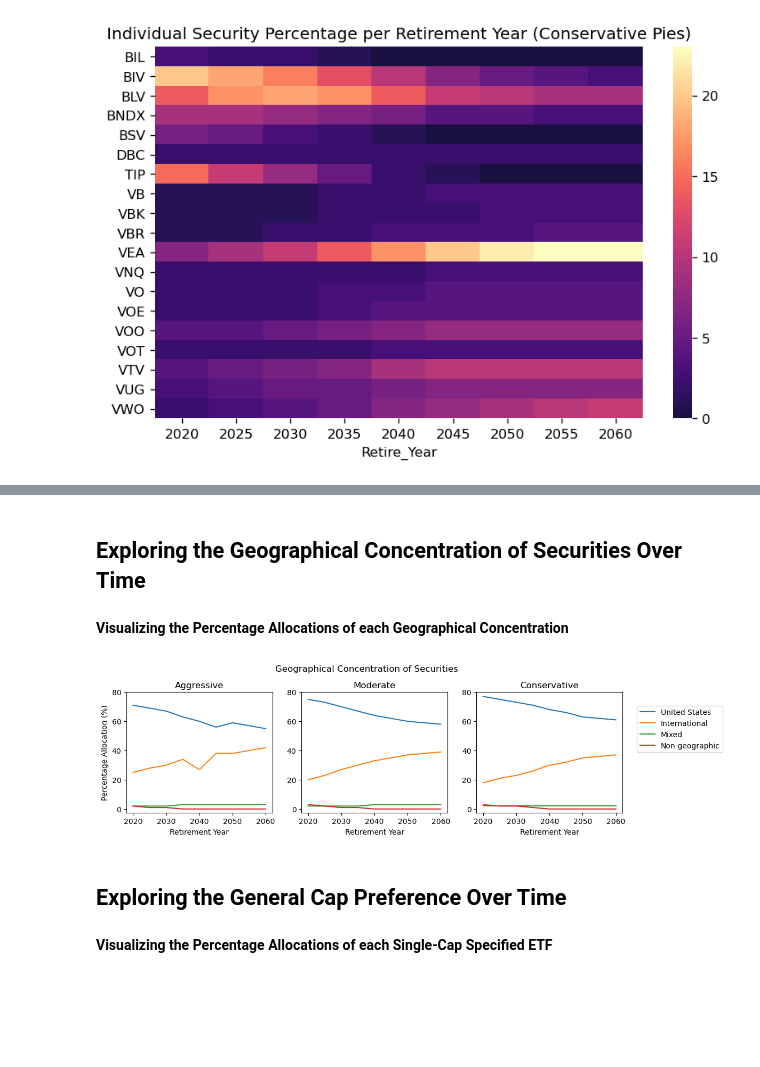
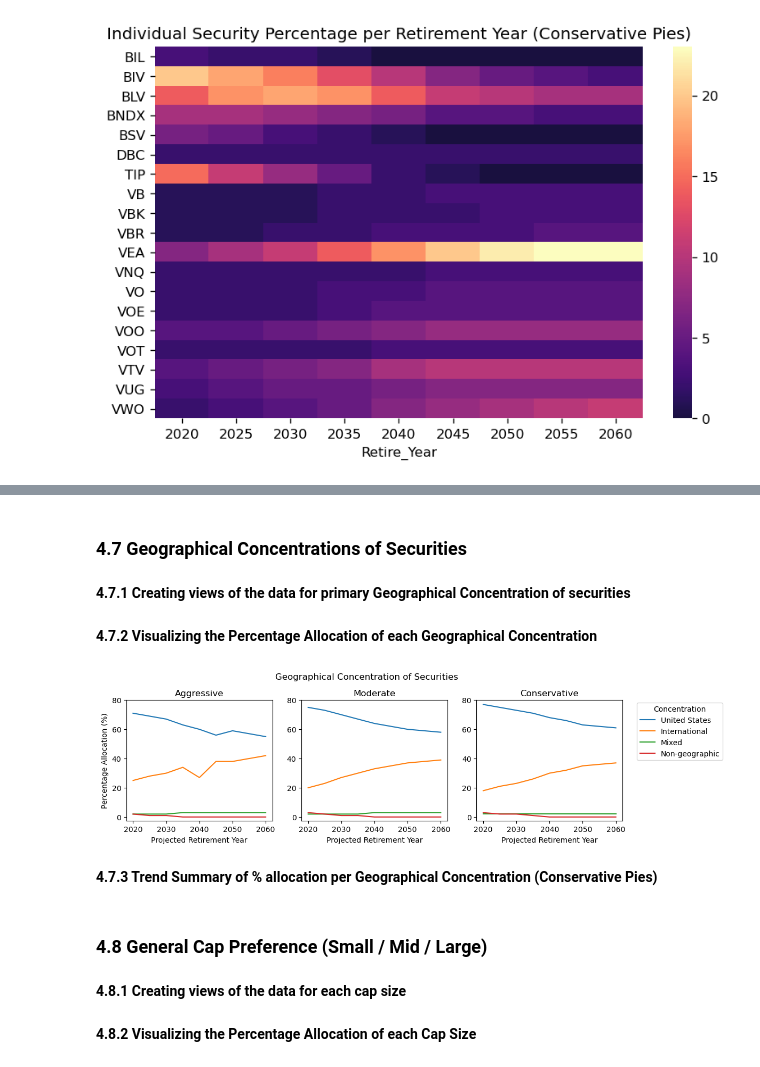
Before and after one commit to AvinashBisram/Data-Analysis-Projects, a Jupyter notebook: M1 Expert Pie Analysis.ipynb, the cells around one changed output, grey strips where cells are left out. Drawn from its saved outputs; the diff is of its cells as text; code cells hidden in the pictures; blank space fills up the shorter version.

```diff
--- a/M1 Expert Pie Analysis.ipynb
+++ b/M1 Expert Pie Analysis.ipynb
@@ -33,0 +112,7 @@ raw = raw.fillna(0)
+# %%
+raw['BIL'] = raw['BIL'].astype('int64')
+raw['BNDX'] = raw['BNDX'].astype('int64')
+raw['BSV'] = raw['BSV'].astype('int64')
+raw['TIP'] = raw['TIP'].astype('int64')
+raw['VNQ'] = raw['VNQ'].astype('int64')
+raw['VWO'] = raw['VWO'].astype('int64')
@@ -201,12 +413,14 @@ plt.show()
 # %% [markdown]
-<h2>Exploring the Geographical Concentration of Securities Over Time</h2>
+### 4.7 Geographical Concentrations of Securities
+# %% [markdown]
+<b>4.7.1 Creating views of the data for primary Geographical Concentration of securities</b>
 # %%
 raw['US_Conc'] = raw['BIV'] + raw['BLV'] + raw['BSV'] + raw['TIP'] + raw['VB'] + raw['VBK'] + raw['VBR'] + raw['VNQ'] + raw['VO'] + raw['VOE'] +raw['VOO'] + raw['VOT'] + raw['VTV'] + raw['VUG']
 raw['Intl_Conc']= raw['BNDX'] + raw['VEA'] + raw['VWO']
 raw['Mixed_Conc'] = raw['DBC']
 raw['Nongeo_Conc'] = raw['BIL']
 # %% [markdown]
-<b>Visualizing the Percentage Allocations of each Geographical Concentration</b>
+<b>4.7.2 Visualizing the Percentage Allocation of each Geographical Concentration</b>
 # %%
 fig,ax= plt.subplots(nrows=1, ncols=3, dpi=100)
 fig.set_size_inches(12,3)
@@ -214,35 +428,37 @@ fig.suptitle(t='Geographical Concentration of Securities', y=1.05)
 
 #First Chart (Aggressive)
 ax[0].set_title("Aggressive")
 ax[0].set_ylabel("Percentage Allocation (%)")
 ax[0].set_ylim(-2.5,80)
-ax[0].set_xlabel("Retirement Year")
+ax[0].set_xlabel("Projected Retirement Year")
 sns.lineplot(data=raw[raw['Risk_Type'] == 'Aggressive'], x='Retire_Year', y='US_Conc', ax=ax[0])
 sns.lineplot(data=raw[raw['Risk_Type'] == 'Aggressive'], x='Retire_Year', y='Intl_Conc', ax=ax[0])
 sns.lineplot(data=raw[raw['Risk_Type'] == 'Aggressive'], x='Retire_Year', y='Mixed_Conc', ax=ax[0])
 sns.lineplot(data=raw[raw['Risk_Type'] == 'Aggressive'], x='Retire_Year', y='Nongeo_Conc', ax=ax[0])
 
 #Second Chart (Moderate)
 ax[1].set_title("Moderate")
-ax[1].set_xlabel("Retirement Year")
+ax[1].set_xlabel("Projected Retirement Year")
 ax[1].set_ylabel(" ")
 ax[1].set_ylim(-2.5,80)
 sns.lineplot(data=raw[raw['Risk_Type'] == 'Moderate'], x='Retire_Year', y='US_Conc', ax=ax[1])
 sns.lineplot(data=raw[raw['Risk_Type'] == 'Moderate'], x='Retire_Year', y='Intl_Conc', ax=ax[1])
 sns.lineplot(data=raw[raw['Risk_Type'] == 'Moderate'], x='Retire_Year', y='Mixed_Conc', ax=ax[1])
 sns.lineplot(data=raw[raw['Risk_Type'] == 'Moderate'], x='Retire_Year', y='Nongeo_Conc', ax=ax[1])
 
 #Third Chart (Conservative)
 ax[2].set_title("Conservative")
-ax[2].set_xlabel("Retirement Year")
+ax[2].set_xlabel("Projected Retirement Year")
 ax[2].set_ylabel(" ")
 ax[2].set_ylim(-2.5,80)
 sns.lineplot(data=raw[raw['Risk_Type'] == 'Conservative'], x='Retire_Year', y='US_Conc', ax=ax[2], label='United States')
 sns.lineplot(data=raw[raw['Risk_Type'] == 'Conservative'], x='Retire_Year', y='Intl_Conc', ax=ax[2], label='International')
 sns.lineplot(data=raw[raw['Risk_Type'] == 'Conservative'], x='Retire_Year', y='Mixed_Conc', ax=ax[2], label='Mixed')
 sns.lineplot(data=raw[raw['Risk_Type'] == 'Conservative'], x='Retire_Year', y='Nongeo_Conc', ax=ax[2], label='Non-geographic')
-ax[2].legend(loc=(1.1,0.5))
+ax[2].legend(title='Concentration', loc=(1.1,0.5))
 
 plt.show()
 # %% [output]
-[figure, old version]
+[figure, new version]
+# %% [markdown]
+<b>4.7.3 Trend Summary of % allocation per Geographical Concentration (Conservative Pies)</b>
@@ -249,11 +467,13 @@ plt.show()
 # %% [markdown]
-<h2>Exploring the General Cap Preference Over Time</h2>
+### 4.8 General Cap Preference (Small / Mid / Large)
+# %% [markdown]
+<b>4.8.1 Creating views of the data for each cap size</b>
 # %%
 raw['Small_Cap'] = raw['VB'] + raw['VBK'] + raw['VBR']
 raw['Mid_Cap'] = raw['VO'] + raw['VOE'] + raw['VOT']
 #No large cap ETFs in the M1 Expert Pies
 # %% [markdown]
-<b>Visualizing the Percentage Allocations of each Single-Cap Specified ETF</b>
+<b>4.8.2 Visualizing the Percentage Allocation of each Cap Size</b>
 # %%
 fig,ax= plt.subplots(nrows=1, ncols=3, dpi=100)
 fig.set_size_inches(12,3)
```
Also changed, not shown: parts of 93 cells of this notebook.
